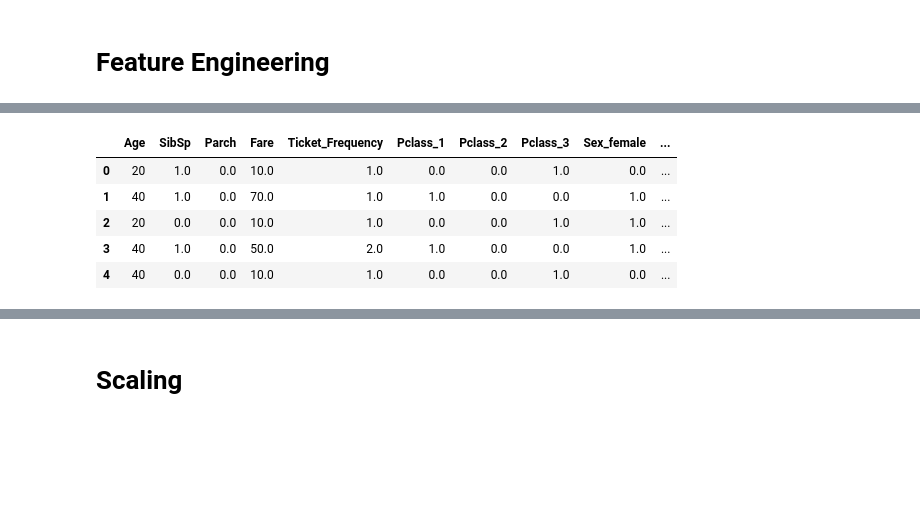
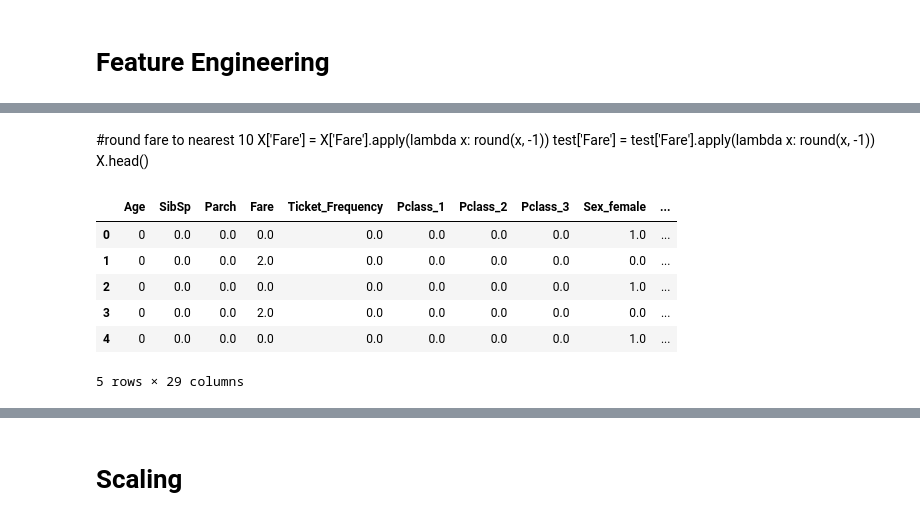
Before and after one commit to tyborra/Titanic_Revisited, a Jupyter notebook: Titanic_Revisited_SOLS.ipynb, the cells around one changed output, grey strips where cells are left out. Drawn from its saved outputs; the diff is of its cells as text; code cells hidden in the pictures; blank space fills up the shorter version.

```diff
--- a/Titanic_Revisited_SOLS.ipynb
+++ b/Titanic_Revisited_SOLS.ipynb
@@ -417,7 +463,7 @@ X.head()
 # %%
 # Drop Columns
-X.drop(labels = ['Pclass', 'Sex', 'Embarked', 'Name', 'Title'], axis = 1, inplace = True)
-test.drop(labels =  ['Pclass', 'Sex', 'Embarked', 'Name', 'Title'], axis = 1, inplace = True)
+X.drop(labels = ['Pclass', 'Sex', 'Embarked', 'Name', 'Title', 'Deck'], axis = 1, inplace = True)
+test.drop(labels =  ['Pclass', 'Sex', 'Embarked', 'Name', 'Title', 'Deck'], axis = 1, inplace = True)
 # %%
 X.head()
 # %% [output]
@@ -430,5 +476,0 @@ X.head()
-# %%
-#round fare to nearest 10
-X['Fare'] = X['Fare'].apply(lambda x: round(x, -1))
-test['Fare'] = test['Fare'].apply(lambda x: round(x, -1))
-X.head()
@@ -491,4 +524,7 @@ df_train_test.shape
 # %%
+#imputer created an erroroneous data with "most_frequent"
+df_train_test['Age'] = df_train_test['Age'].fillna(df_train_test['Age'].value_counts().argmax())
+
 imp = SimpleImputer(missing_values=np.nan, strategy='median')
 #imp = IterativeImputer(random_state = SEED)
 all_imp = imp.fit_transform(df_train_test)
@@ -496,6 +532,13 @@ all_imp = imp.fit_transform(df_train_test)
 col = X.columns.values
 all_data = pd.DataFrame(all_imp, columns = col)
 
+#discretize age and Fare
+kbd_a = KBinsDiscretizer(n_bins=4, encode='ordinal', strategy='kmeans')
+all_data['Age']  = kbd_a.fit_transform(all_data[['Age']])
+
+kbd_f = KBinsDiscretizer(n_bins=3, encode='ordinal', strategy='uniform')
+all_data['Fare']  = kbd_f.fit_transform(all_data[['Fare']])
+
 X = all_data.iloc[ :891,:]
 test = all_data.iloc[891:,: ]
 print(X.shape, test.shape)
@@ -585,8 +615,8 @@ outliers
 # %%
 inf = OLSInfluence(ols_result)
 stud = inf.resid_studentized_internal
-less_outliers = list(stud[stud < -3 ].index)  #2
-more_outliers = list(stud[stud > 3 ].index)
+less_outliers = list(stud[stud < -3.0 ].index)  #2
+more_outliers = list(stud[stud > 3.0].index)
 print(less_outliers, more_outliers)
 # %% [output]
 [] []
@@ -655,27 +708,33 @@ X.head(10)
+# %% [markdown]
+#round fare to nearest 10
+X['Fare'] = X['Fare'].apply(lambda x: round(x, -1))
+test['Fare'] = test['Fare'].apply(lambda x: round(x, -1))
+X.head()
 # %%
 #Child
 age_var = 10
 
 X["Child"] = float('NaN')
 test["Child"] = float('NaN')
 
 X["Child"][X["Age"] < age_var] = 1
 X["Child"][X["Age"] >= age_var] = 0
 
 test["Child"][test["Age"] < age_var] = 1
 test["Child"][test["Age"] >= age_var] = 0
 
 #round age
-X['Age'] = X['Age'].apply(lambda x: custom_round(x, base=20))
-test['Age'] = test['Age'].apply(lambda x: custom_round(x, base=20))
+X['Age'] = X['Age'].apply(lambda x: custom_round(x, base=5))
+test['Age'] = test['Age'].apply(lambda x: custom_round(x, base=5))
 X.head()
 # %% [output]
 |  | Age | SibSp | Parch | Fare | Ticket_Frequency | Pclass_1 | Pclass_2 | Pclass_3 | Sex_female | ... |
-| 0 | 20 | 1.0 | 0.0 | 10.0 | 1.0 | 0.0 | 0.0 | 1.0 | 0.0 | ... |
-| 1 | 40 | 1.0 | 0.0 | 70.0 | 1.0 | 1.0 | 0.0 | 0.0 | 1.0 | ... |
-| 2 | 20 | 0.0 | 0.0 | 10.0 | 1.0 | 0.0 | 0.0 | 1.0 | 1.0 | ... |
-| 3 | 40 | 1.0 | 0.0 | 50.0 | 2.0 | 1.0 | 0.0 | 0.0 | 1.0 | ... |
-| 4 | 40 | 0.0 | 0.0 | 10.0 | 1.0 | 0.0 | 0.0 | 1.0 | 0.0 | ... |
+| 0 | 0 | 0.0 | 0.0 | 0.0 | 0.0 | 0.0 | 0.0 | 0.0 | 1.0 | ... |
+| 1 | 0 | 0.0 | 0.0 | 2.0 | 0.0 | 0.0 | 0.0 | 0.0 | 0.0 | ... |
+| 2 | 0 | 0.0 | 0.0 | 0.0 | 0.0 | 0.0 | 0.0 | 0.0 | 1.0 | ... |
+| 3 | 0 | 0.0 | 0.0 | 2.0 | 0.0 | 0.0 | 0.0 | 0.0 | 0.0 | ... |
+| 4 | 0 | 0.0 | 0.0 | 0.0 | 0.0 | 0.0 | 0.0 | 0.0 | 1.0 | ... |
+5 rows × 29 columns
 # %%
 test.head()
 # %% [output]
```
Also changed, not shown: parts of 46 cells of this notebook.
